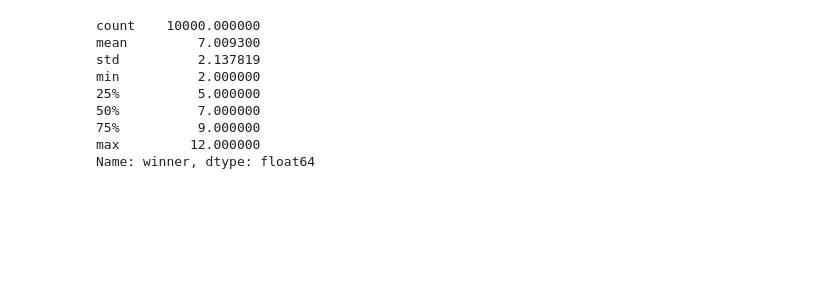
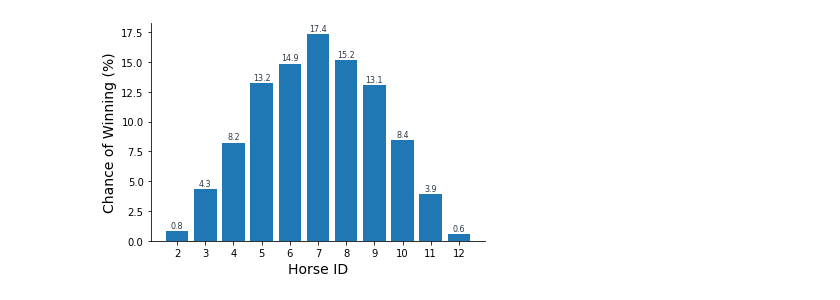
Before and after one commit to ursulahneumann/simulate-horsey-game, a Jupyter notebook: simulate_horsey_game.ipynb, the cells around one changed output. Cells and saved outputs as stored; diff of their text form; code cells hidden in the pictures; blank space fills up the shorter version.

```diff
--- a/simulate_horsey_game.ipynb
+++ b/simulate_horsey_game.ipynb
@@ -113,12 +113,34 @@ df.head()
-# %%
-df['winner'].describe()
-# %% [output]
-count    10000.000000
-mean         7.009300
-std          2.137819
-min          2.000000
-25%          5.000000
-50%          7.000000
-75%          9.000000
-max         12.000000
-Name: winner, dtype: float64
+# %%
+# Graph barplot of chance of winner for each horse
+
+# Create figure and subplot
+fig, ax = plt.subplots()
+
+# Create barplot of chance of winner for each horse
+p1 = ax.bar(df['winner'].value_counts(normalize = True).index,
+            df['winner'].value_counts(normalize = True).values*100)
+
+# Set x-ticks so that a label appears for each horse
+ax.set_xticks(range(2, 13))
+
+# Add labels on top of the bars with chance of winning rounded to 1 decimal
+ax.bar_label(p1, fontsize=8, padding = 1, fmt = '%.1f', color = '#2e3945')
+
+# Add x and y axis labels
+ax.set_xlabel('Horse ID', fontsize = 14)
+ax.set_ylabel('Chance of Winning (%)', fontsize = 14)
+
+# Remove top and right border
+ax.spines['top'].set_visible(False)
+ax.spines['right'].set_visible(False)
+
+# Set axes colour and width
+plt.rcParams['axes.edgecolor']='#2e3945'
+plt.rcParams['axes.linewidth']=0.8
+plt.rcParams['xtick.color']='#2e3945'
+plt.rcParams['ytick.color']='#2e3945'
+
+# Show plot
+plt.show();
+# %% [output]
+[figure, added]
```
Also changed, not shown: parts of 11 cells of this notebook.
